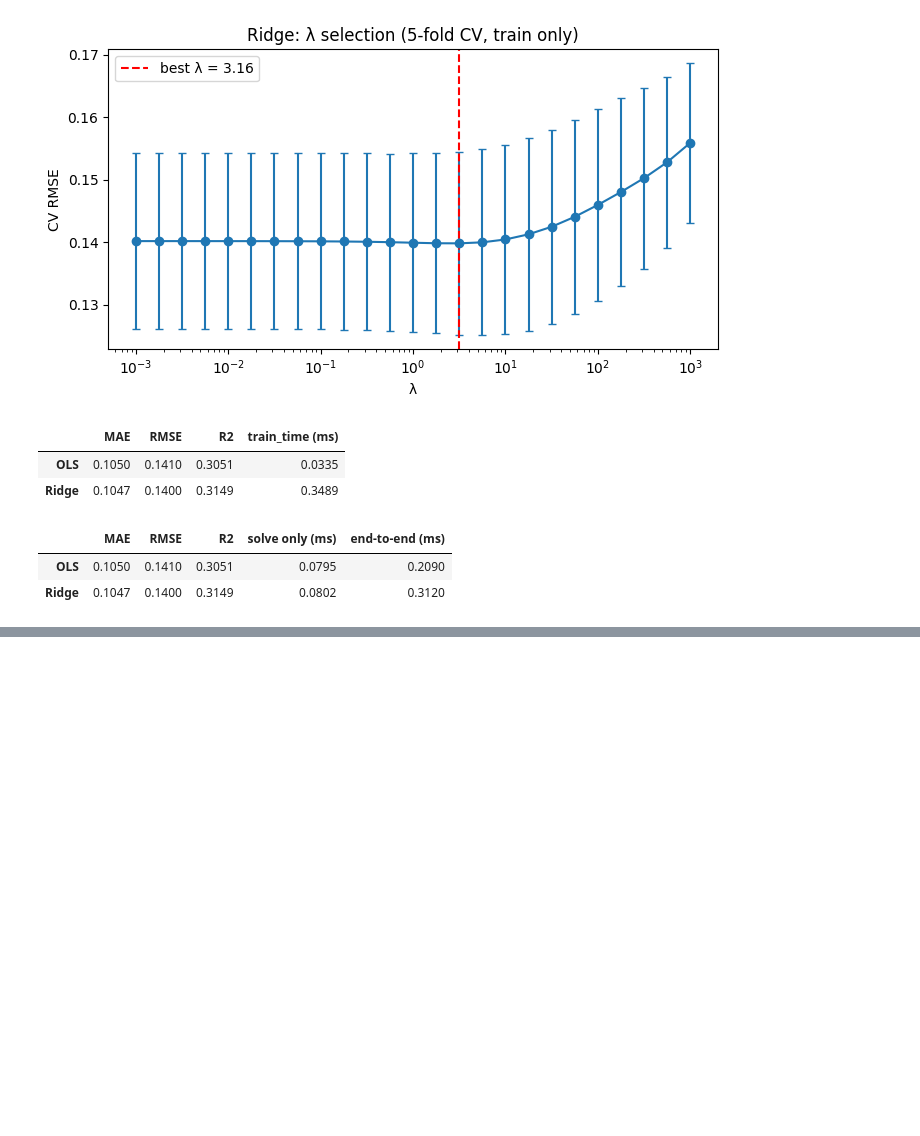
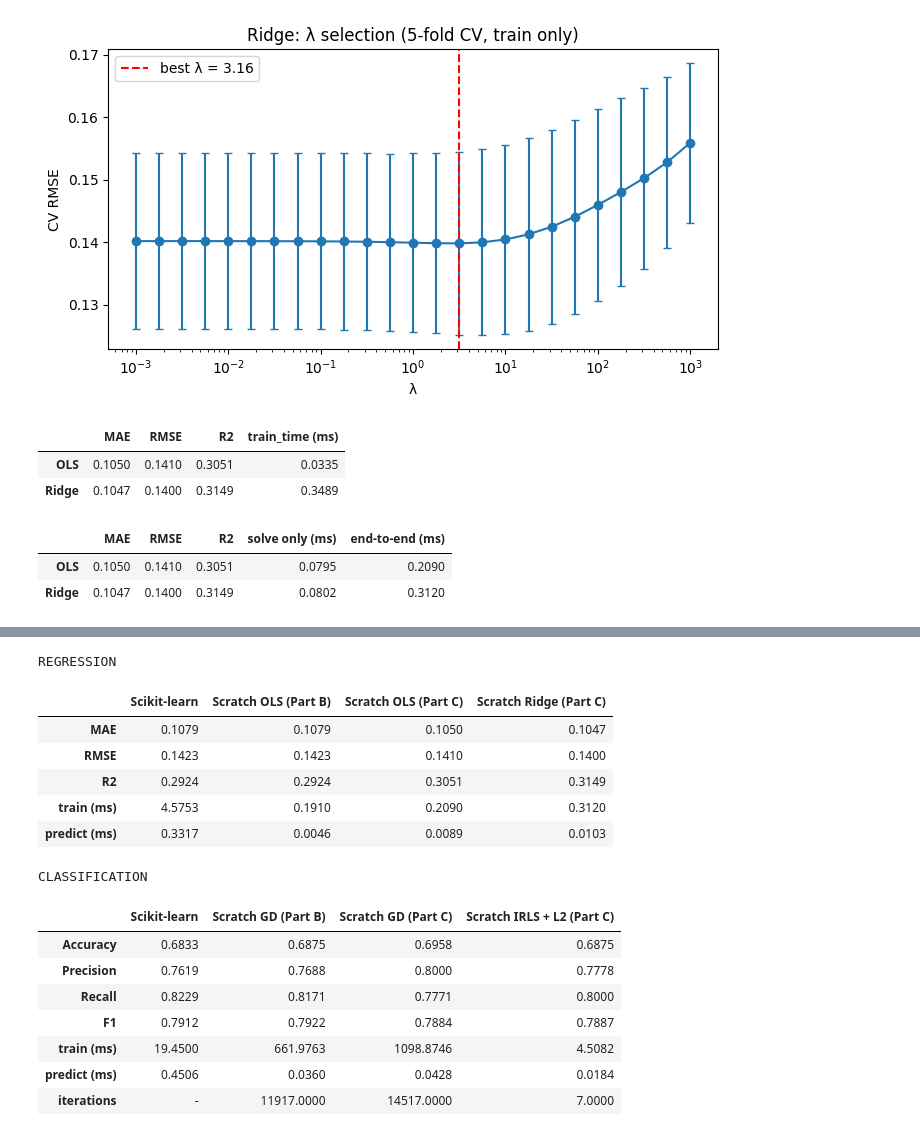
Before and after one commit to Deeksha-NN/202618002_Deeksha_DS605, a Jupyter notebook: 202618002_DS605_LAB05/202618002_DS605_lab05.ipynb, the cells around one changed output, grey strips where cells are left out. Saved outputs shown, nothing was run; the diff lists cells and outputs as text; code cells hidden in the pictures; blank space fills up the shorter version.

```diff
--- a/202618002_DS605_LAB05/202618002_DS605_lab05.ipynb
+++ b/202618002_DS605_LAB05/202618002_DS605_lab05.ipynb
@@ -1099,0 +1175,51 @@ display(res.style.format("{:.4f}"))
+# %%
+tp_ols,   _ = median_time(lambda: Xte @ beta_new, 50)
+tp_ridge, _ = median_time(lambda: Xte @ beta_ridge, 50)
+tp_gd,    _ = median_time(lambda: predict_clf(Xte, beta_log_new), 50)
+
+sk_r, sk_c = results_sklearn["regression"], results_sklearn["classification"]
+b_r,  b_c  = results_scratch["regression"],  results_scratch["classification"]
+
+# ---------------- Regression ----------------
+reg_cols = {
+    "Scikit-learn":            {**sk_r},
+    "Scratch OLS (Part B)":    {**b_r},
+    "Scratch OLS (Part C)":    {**reg_new,   "train_time": t_ols_full,   "predict_time": tp_ols},
+    "Scratch Ridge (Part C)":  {**reg_ridge, "train_time": t_ridge_full, "predict_time": tp_ridge},
+}
+reg_tbl = pd.DataFrame(reg_cols).astype(float)
+
+# ---------------- Classification ----------------
+clf_cols = {
+    "Scikit-learn":              {**sk_c},
+    "Scratch GD (Part B)":       {**b_c},
+    "Scratch GD (Part C)":       {**clf_new, "train_time": t_log,  "predict_time": tp_gd},
+    "Scratch IRLS + L2 (Part C)": {**clf_irls, "train_time": t_irls, "predict_time": t_irls_pred},
+}
+clf_tbl = pd.DataFrame(clf_cols).astype(float)
+clf_tbl.loc["iterations"] = [np.nan, n_iter_used, it_new, it_irls]
+
+# ---------------- Show (times in ms) ----------------
+for name, tbl in [("REGRESSION", reg_tbl), ("CLASSIFICATION", clf_tbl)]:
+    out = tbl.copy()
+    out.loc[["train_time", "predict_time"]] *= 1e3
+    out = out.rename(index={"train_time": "train (ms)", "predict_time": "predict (ms)"})
+    print(name)
+    display(out.style.format("{:.4f}", na_rep="-"))
+# %% [output]
+REGRESSION
+|  | Scikit-learn | Scratch OLS (Part B) | Scratch OLS (Part C) | Scratch Ridge (Part C) |
+| MAE | 0.1079 | 0.1079 | 0.1050 | 0.1047 |
+| RMSE | 0.1423 | 0.1423 | 0.1410 | 0.1400 |
+| R2 | 0.2924 | 0.2924 | 0.3051 | 0.3149 |
+| train (ms) | 4.5753 | 0.1910 | 0.2090 | 0.3120 |
+| predict (ms) | 0.3317 | 0.0046 | 0.0089 | 0.0103 |
+CLASSIFICATION
+|  | Scikit-learn | Scratch GD (Part B) | Scratch GD (Part C) | Scratch IRLS + L2 (Part C) |
+| Accuracy | 0.6833 | 0.6875 | 0.6958 | 0.6875 |
+| Precision | 0.7619 | 0.7688 | 0.8000 | 0.7778 |
+| Recall | 0.8229 | 0.8171 | 0.7771 | 0.8000 |
+| F1 | 0.7912 | 0.7922 | 0.7884 | 0.7887 |
+| train (ms) | 19.4500 | 661.9763 | 1098.8746 | 4.5082 |
+| predict (ms) | 0.4506 | 0.0360 | 0.0428 | 0.0184 |
+| iterations | - | 11917.0000 | 14517.0000 | 7.0000 |
```
Also changed, not shown: parts of 3 cells of this notebook.
